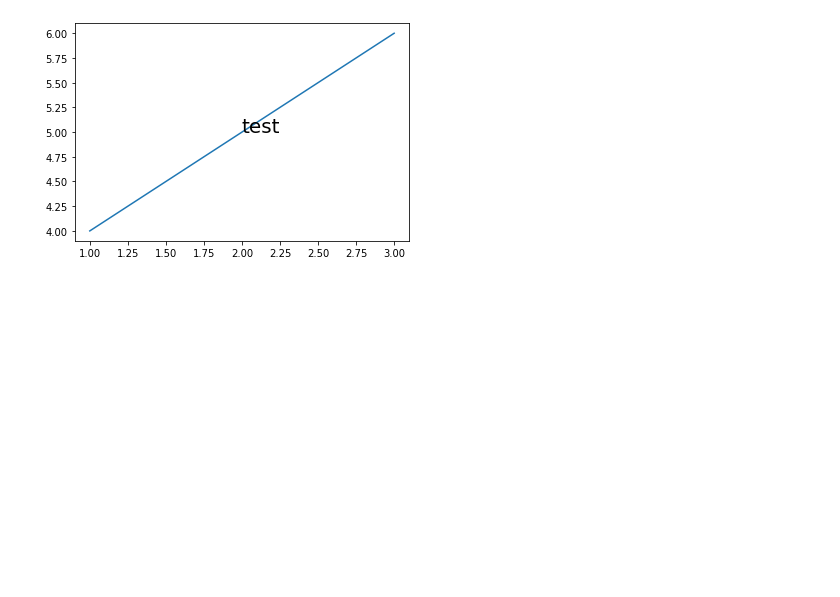
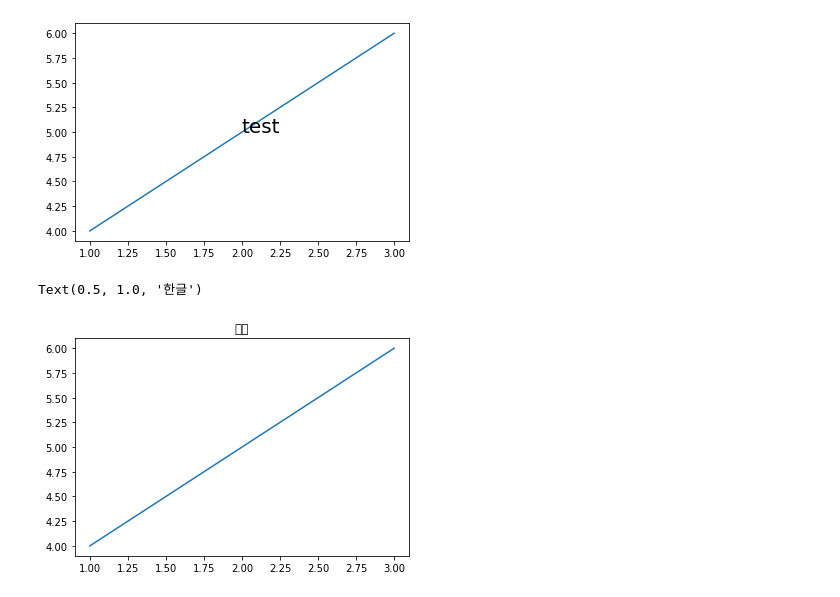
Before and after one commit to hitzza/git-practice-python, a Jupyter notebook: ex/fastcamp/plt.ipynb, the cells around one changed output. Drawn from its saved outputs; the diff is of its cells as text; code cells hidden in the pictures; blank space fills up the shorter version.

```diff
--- a/ex/fastcamp/plt.ipynb
+++ b/ex/fastcamp/plt.ipynb
@@ -43,3 +43,16 @@ plt.text(2,5,'test', fontsize = 20)#텍스트 삽입도 가능
 # %% [output]
 Text(2, 5, 'test')
 [figure]
+# %%
+#한글폰트 사용하기
+'''
+%pip install matplotlib -U
+%sudo apt-get install -y fonts-nanum
+%sudo fc-cache -fv
+%rm ~/.cache/matplotlib -rf
+'''
+plt.plot(x,y)
+plt.title('한글')
+# %% [output]
+Text(0.5, 1.0, '한글')
+[figure, added]
```
Also changed, not shown: parts of 6 cells of this notebook.
